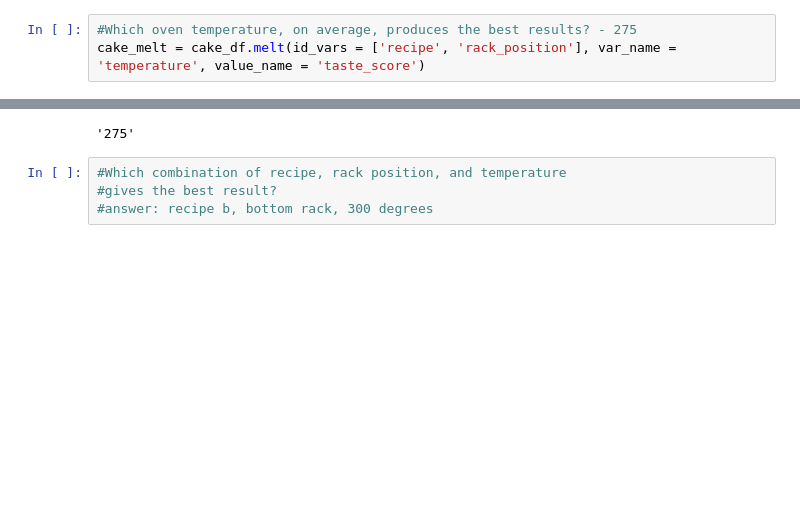
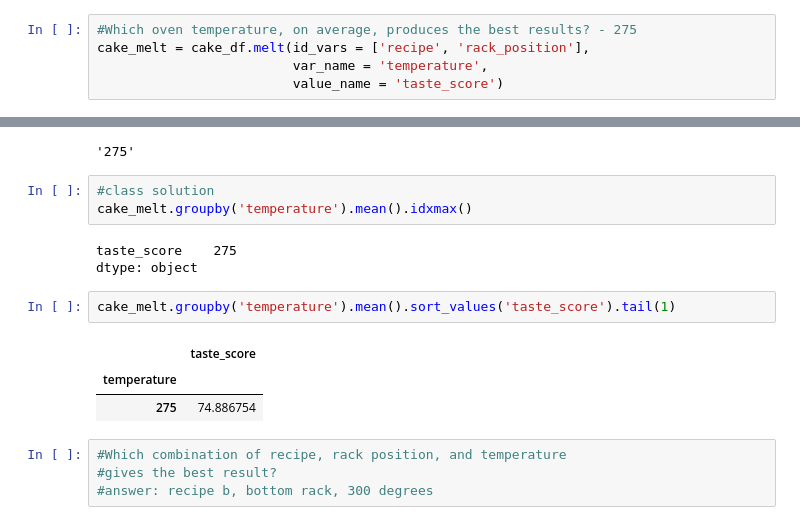
Before and after one commit to nadia-paz/classification-exercises, a Jupyter notebook: tidy-data.ipynb, the cells around one changed output, grey strips where cells are left out. Cells and saved outputs as stored; diff of their text form; blank space fills up the shorter version.

Commit message:
add class solutions

```diff
--- a/tidy-data.ipynb
+++ b/tidy-data.ipynb
@@ -169,7 +172,9 @@ cake_df.pivot_table(index = 'recipe', aggfunc=np.mean).mean(axis=1).idxmax()
 'b'
 # %%
 #Which oven temperature, on average, produces the best results? - 275
-cake_melt = cake_df.melt(id_vars = ['recipe', 'rack_position'], var_name = 'temperature', value_name = 'taste_score')
+cake_melt = cake_df.melt(id_vars = ['recipe', 'rack_position'],
+                         var_name = 'temperature',
+                         value_name = 'taste_score')
 # %%
 cake_melt.head()
 # %% [output]
@@ -183,6 +188,18 @@ cake_melt.head()
 cake_melt.groupby('temperature').taste_score.mean().idxmax()
 # %% [output]
 '275'
+# %%
+#class solution
+cake_melt.groupby('temperature').mean().idxmax()
+# %% [output]
+taste_score    275
+dtype: object
+# %%
+cake_melt.groupby('temperature').mean().sort_values('taste_score').tail(1)
+# %% [output]
+|  | taste_score |
+| temperature |  |
+| 275 | 74.886754 |
 # %%
 #Which combination of recipe, rack position, and temperature
 #gives the best result?
```
Also changed, not shown: parts of 9 cells of this notebook.
